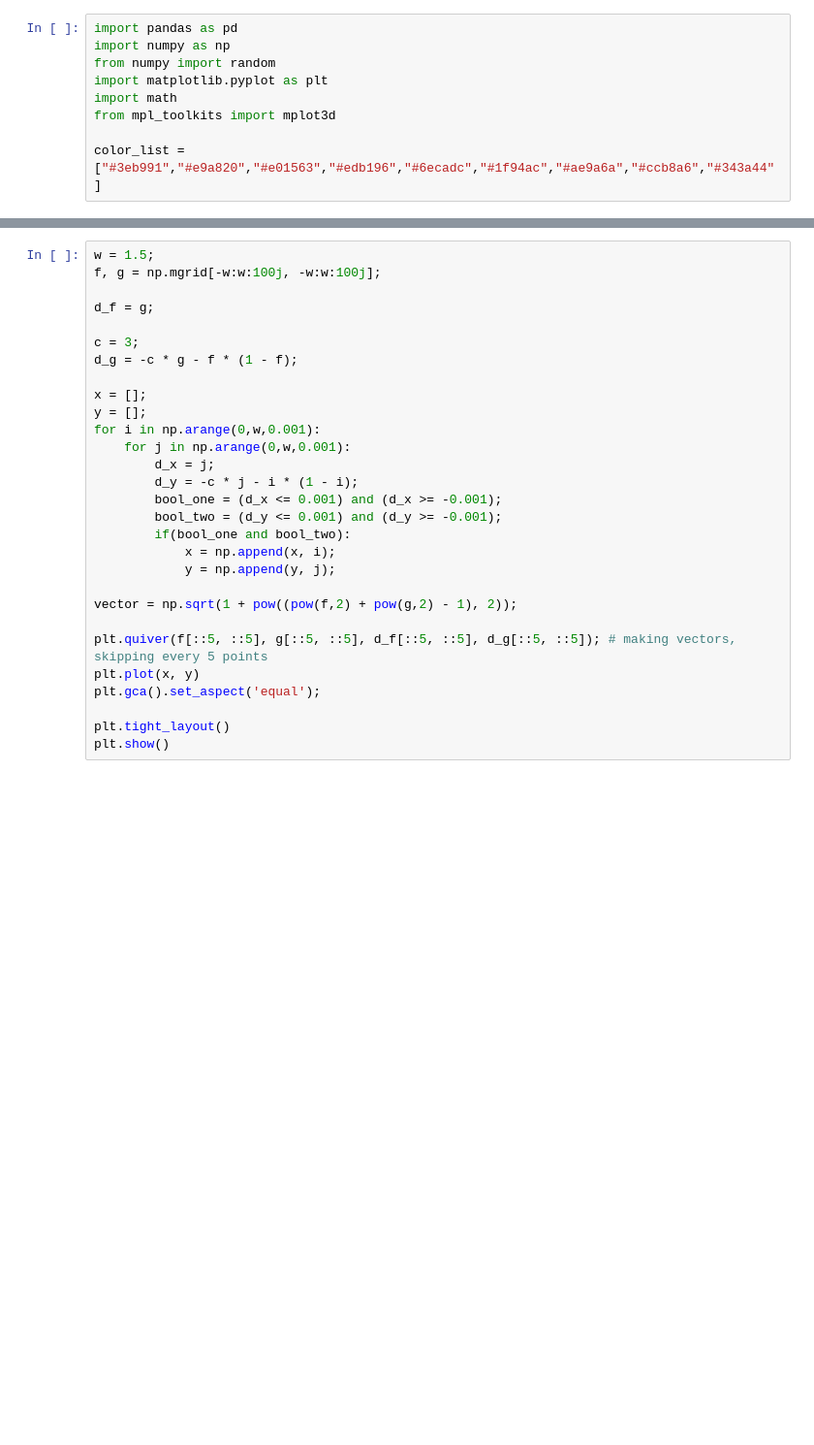
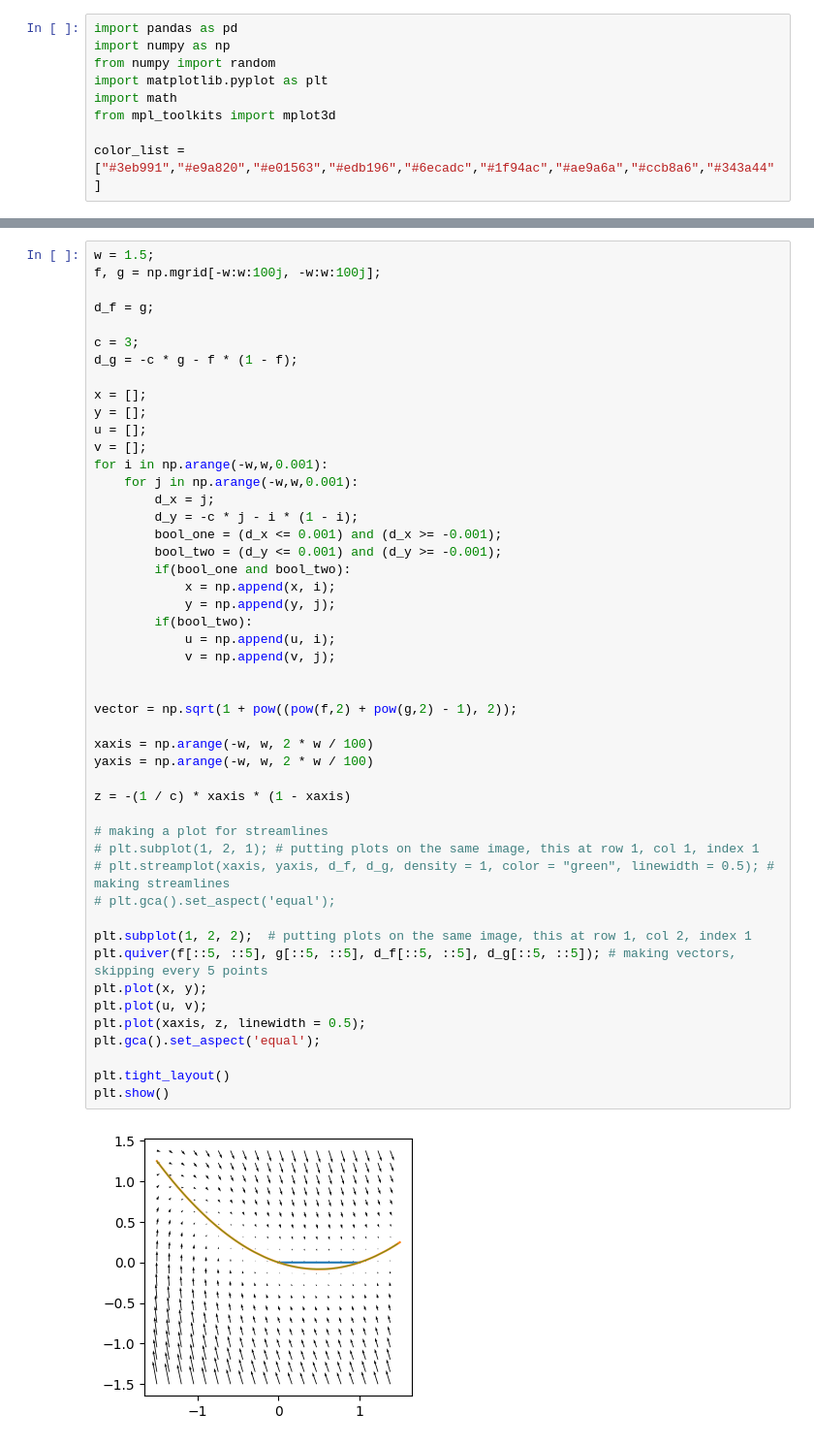
Before and after one commit to jpowell24/stokes, a Jupyter notebook: selectproblems2/nullcline.ipynb, the cells around one changed output, grey strips where cells are left out. Shown at 97% size. Saved outputs shown, nothing was run; the diff lists cells and outputs as text; blank space fills up the shorter version.

```diff
--- a/selectproblems2/nullcline.ipynb
+++ b/selectproblems2/nullcline.ipynb
@@ -53,29 +55,50 @@ plt.show()
 # %%
 w = 1.5;
 f, g = np.mgrid[-w:w:100j, -w:w:100j];
 
 d_f = g;
 
 c = 3;
 d_g = -c * g - f * (1 - f);
 
 x = [];
 y = [];
-for i in np.arange(0,w,0.001):
-    for j in np.arange(0,w,0.001):
+u = [];
+v = [];
+for i in np.arange(-w,w,0.001):
+    for j in np.arange(-w,w,0.001):
         d_x = j;
         d_y = -c * j - i * (1 - i);
         bool_one = (d_x <= 0.001) and (d_x >= -0.001);
         bool_two = (d_y <= 0.001) and (d_y >= -0.001);
         if(bool_one and bool_two):
             x = np.append(x, i);
             y = np.append(y, j);
+        if(bool_two):
+            u = np.append(u, i);
+            v = np.append(v, j);
+
 
 vector = np.sqrt(1 + pow((pow(f,2) + pow(g,2) - 1), 2));
 
+xaxis = np.arange(-w, w, 2 * w / 100)
+yaxis = np.arange(-w, w, 2 * w / 100)
+
+z = -(1 / c) * xaxis * (1 - xaxis)
+
+# making a plot for streamlines
+# plt.subplot(1, 2, 1); # putting plots on the same image, this at row 1, col 1, index 1
+# plt.streamplot(xaxis, yaxis, d_f, d_g, density = 1, color = "green", linewidth = 0.5); # making streamlines
+# plt.gca().set_aspect('equal');
+
+plt.subplot(1, 2, 2);  # putting plots on the same image, this at row 1, col 2, index 1
 plt.quiver(f[::5, ::5], g[::5, ::5], d_f[::5, ::5], d_g[::5, ::5]); # making vectors, skipping every 5 points
-plt.plot(x, y)
+plt.plot(x, y);
+plt.plot(u, v);
+plt.plot(xaxis, z, linewidth = 0.5);
 plt.gca().set_aspect('equal');
 
 plt.tight_layout()
 plt.show()
+# %% [output]
+[figure, added]
```
Also changed, not shown: parts of 1 cell of this notebook.
